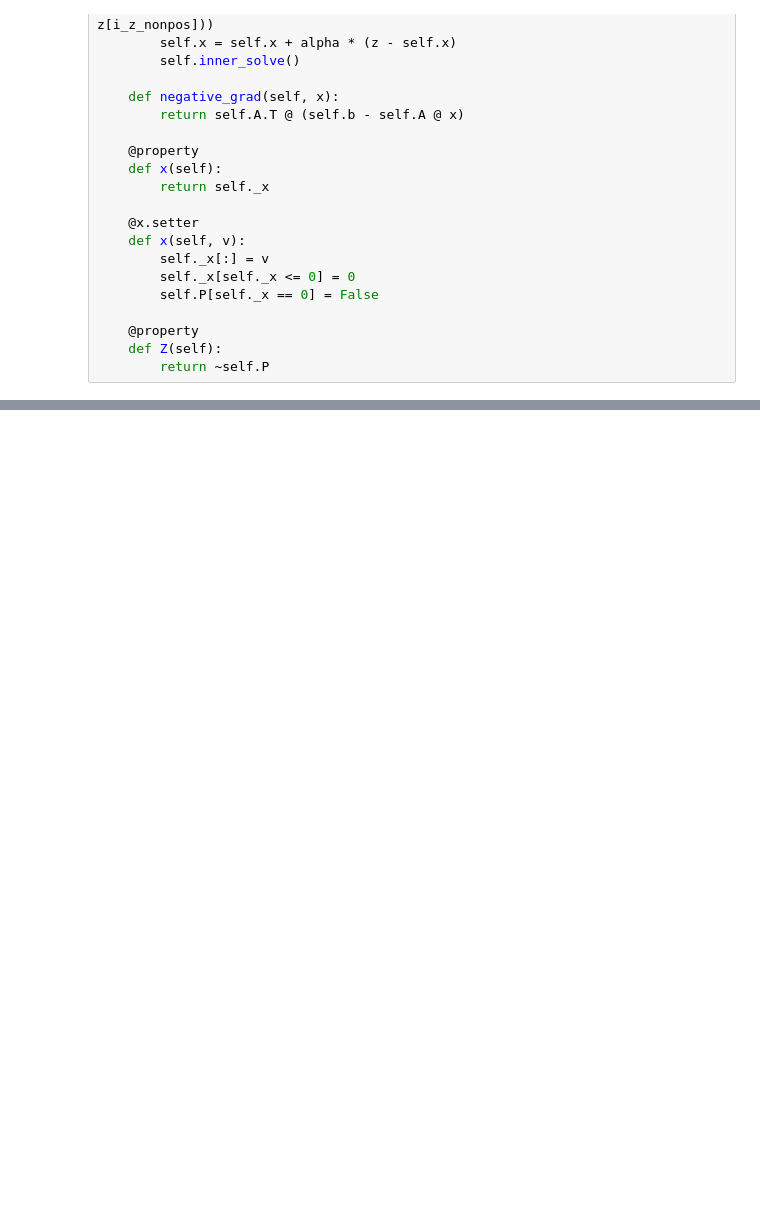
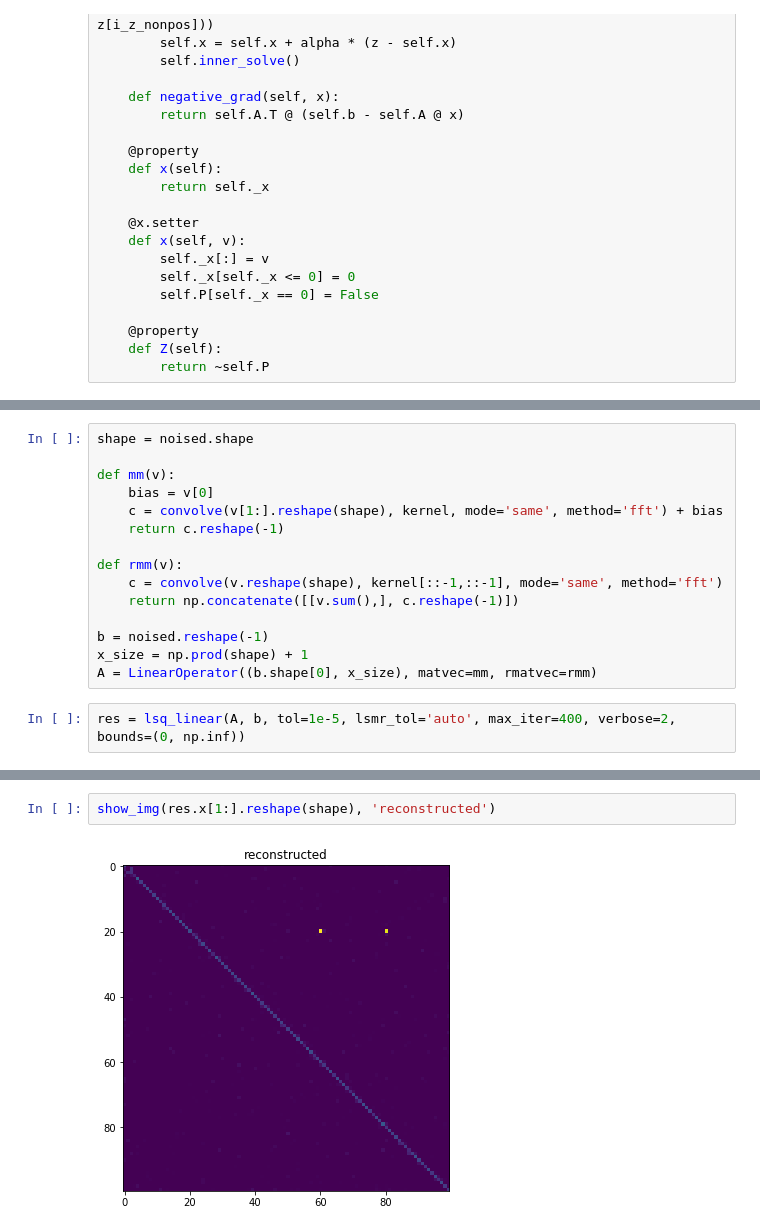
Before and after one commit to pyoadfe/seminars, a Jupyter notebook: nnls.ipynb, the cells around one changed output, grey strips where cells are left out. Cells and saved outputs as stored; diff of their text form; blank space fills up the shorter version.

```diff
--- a/nnls.ipynb
+++ b/nnls.ipynb
@@ -148,0 +153,17 @@ To use the future default and silence this warning we advise to pass `rcond=None
+# %%
+shape = noised.shape
+
+def mm(v):
+    bias = v[0]
+    c = convolve(v[1:].reshape(shape), kernel, mode='same', method='fft') + bias
+    return c.reshape(-1)
+
+def rmm(v):
+    c = convolve(v.reshape(shape), kernel[::-1,::-1], mode='same', method='fft')
+    return np.concatenate([[v.sum(),], c.reshape(-1)])
+
+b = noised.reshape(-1)
+x_size = np.prod(shape) + 1
+A = LinearOperator((b.shape[0], x_size), matvec=mm, rmatvec=rmm)
+# %%
+res = lsq_linear(A, b, tol=1e-5, lsmr_tol='auto', max_iter=400, verbose=2, bounds=(0, np.inf))
@@ -148,0 +188,4 @@ To use the future default and silence this warning we advise to pass `rcond=None
+# %%
+show_img(res.x[1:].reshape(shape), 'reconstructed')
+# %% [output]
+[figure, added]
```
Also changed, not shown: parts of 7 cells of this notebook.
